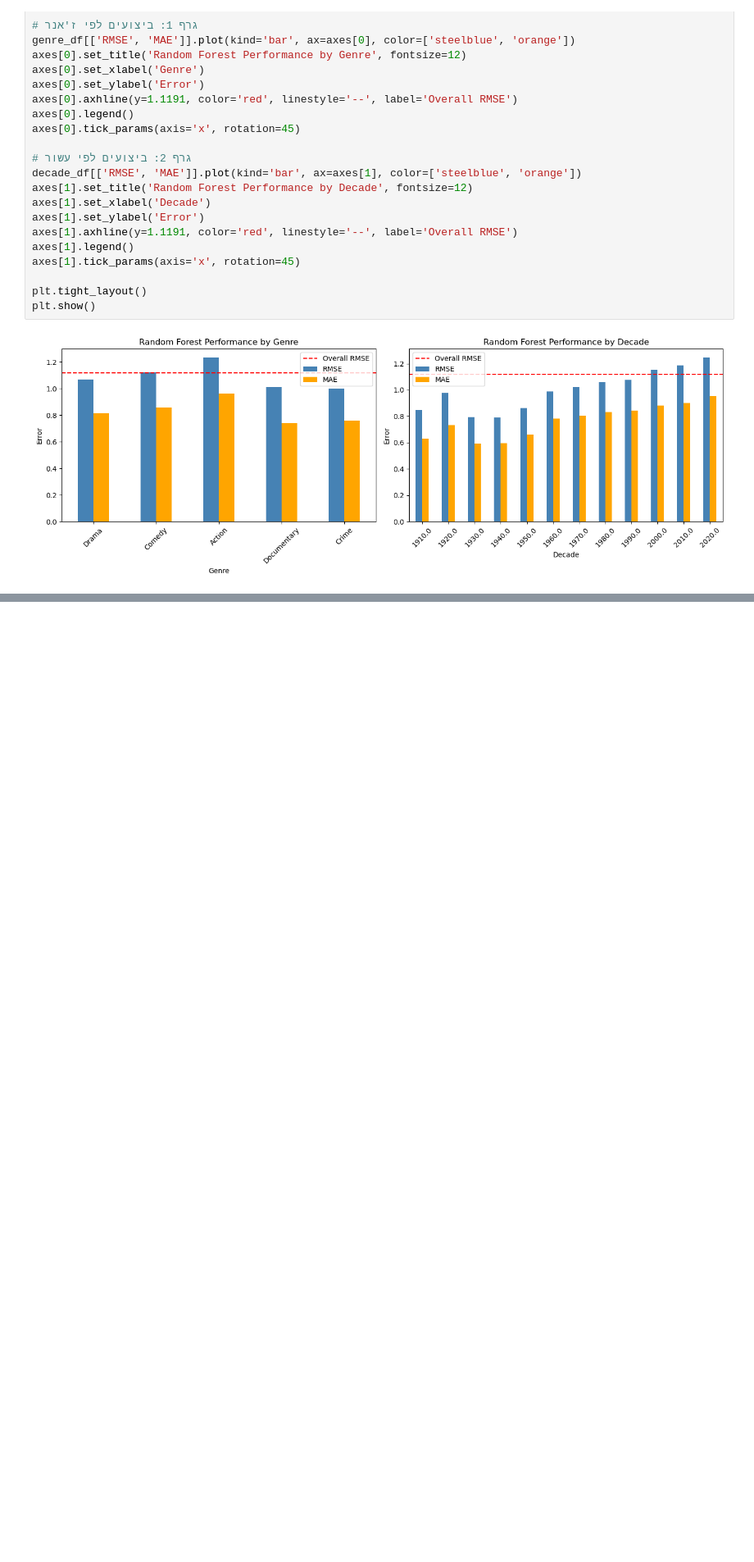
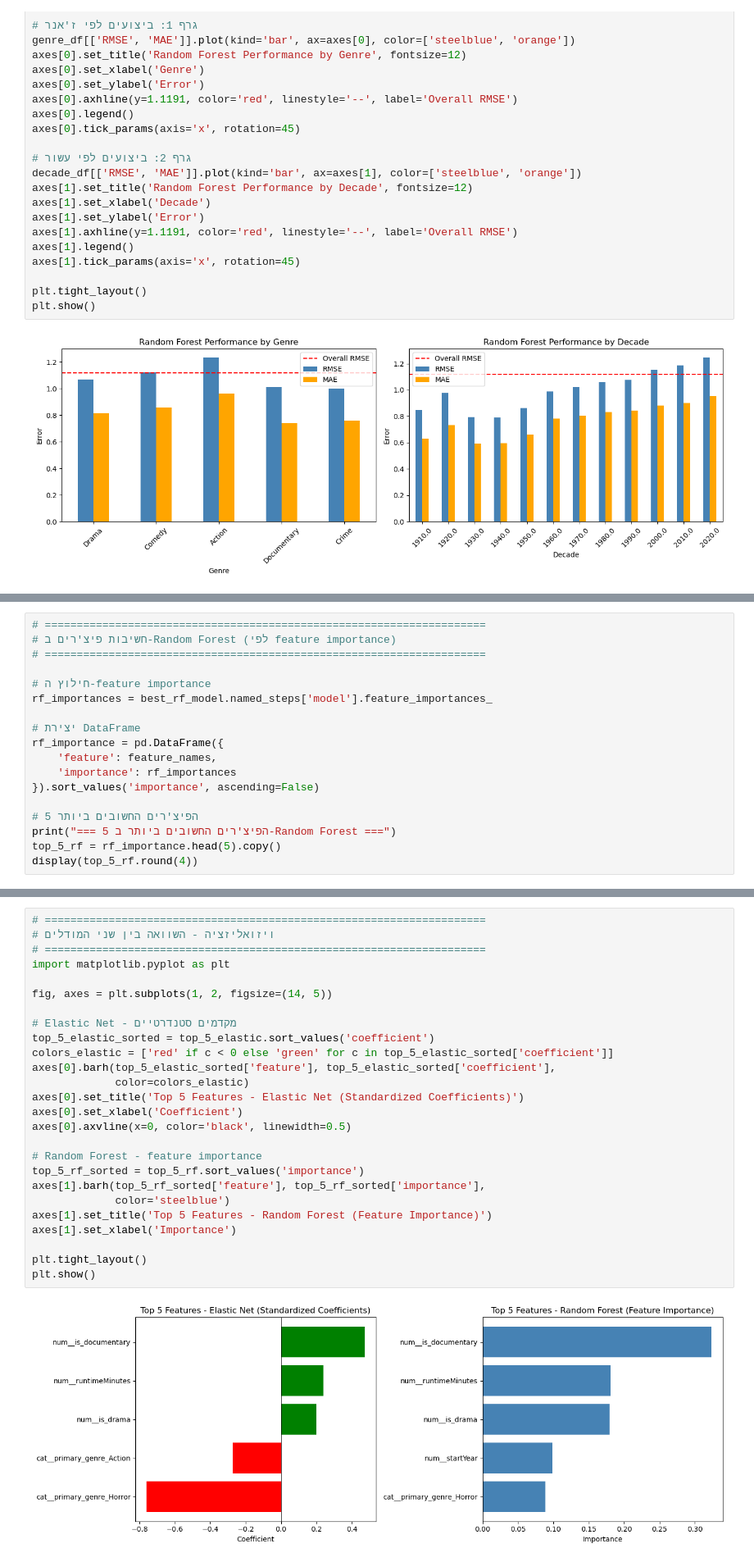
Before and after one commit to MiriamDinay/Movie-Data-Collection-Project2, a Jupyter notebook: קוד מסודר סופי.ipynb, the cells around one changed output, grey strips where cells are left out. Shown at 82% size. Drawn from its saved outputs; the diff is of its cells as text; blank space fills up the shorter version.

```diff
--- a/קוד מסודר סופי.ipynb
+++ b/קוד מסודר סופי.ipynb
@@ -613,0 +658,18 @@ plt.show()
+# %%
+# =====================================================================
+# חשיבות פיצ'רים ב-Random Forest (לפי feature importance)
+# =====================================================================
+
+# חילוץ ה-feature importance
+rf_importances = best_rf_model.named_steps['model'].feature_importances_
+
+# יצירת DataFrame
+rf_importance = pd.DataFrame({
+    'feature': feature_names,
+    'importance': rf_importances
+}).sort_values('importance', ascending=False)
+
+# 5 הפיצ'רים החשובים ביותר
+print("=== 5 הפיצ'רים החשובים ביותר ב-Random Forest ===")
+top_5_rf = rf_importance.head(5).copy()
+display(top_5_rf.round(4))
@@ -613,0 +713,28 @@ plt.show()
+# %%
+# =====================================================================
+# ויזואליזציה - השוואה בין שני המודלים
+# =====================================================================
+import matplotlib.pyplot as plt
+
+fig, axes = plt.subplots(1, 2, figsize=(14, 5))
+
+# Elastic Net - מקדמים סטנדרטיים
+top_5_elastic_sorted = top_5_elastic.sort_values('coefficient')
+colors_elastic = ['red' if c < 0 else 'green' for c in top_5_elastic_sorted['coefficient']]
+axes[0].barh(top_5_elastic_sorted['feature'], top_5_elastic_sorted['coefficient'],
+             color=colors_elastic)
+axes[0].set_title('Top 5 Features - Elastic Net (Standardized Coefficients)')
+axes[0].set_xlabel('Coefficient')
+axes[0].axvline(x=0, color='black', linewidth=0.5)
+
+# Random Forest - feature importance
+top_5_rf_sorted = top_5_rf.sort_values('importance')
+axes[1].barh(top_5_rf_sorted['feature'], top_5_rf_sorted['importance'],
+             color='steelblue')
+axes[1].set_title('Top 5 Features - Random Forest (Feature Importance)')
+axes[1].set_xlabel('Importance')
+
+plt.tight_layout()
+plt.show()
+# %% [output]
+[figure, added]
```
Also changed, not shown: parts of 5 cells of this notebook.
